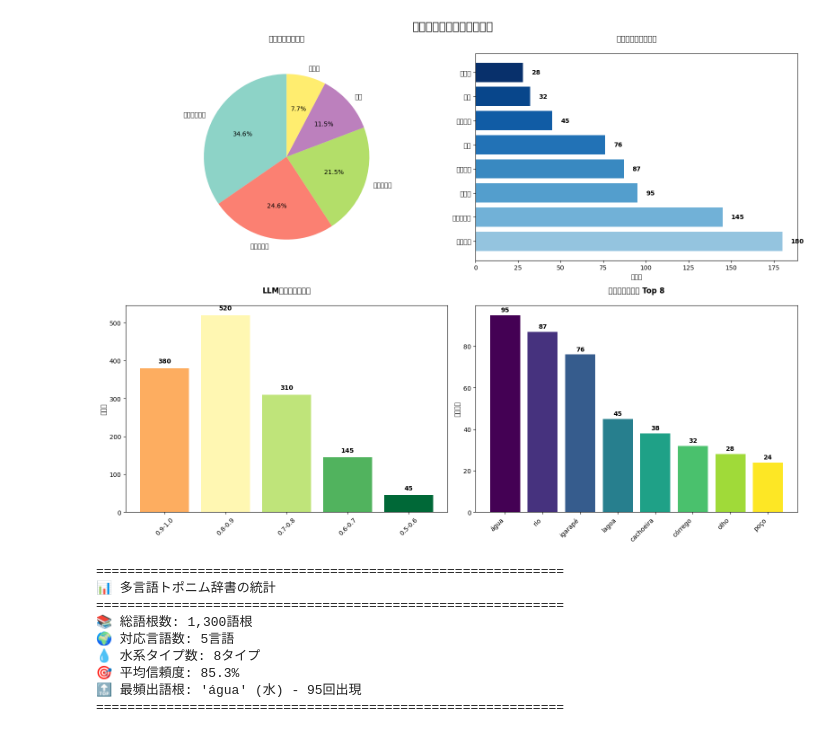
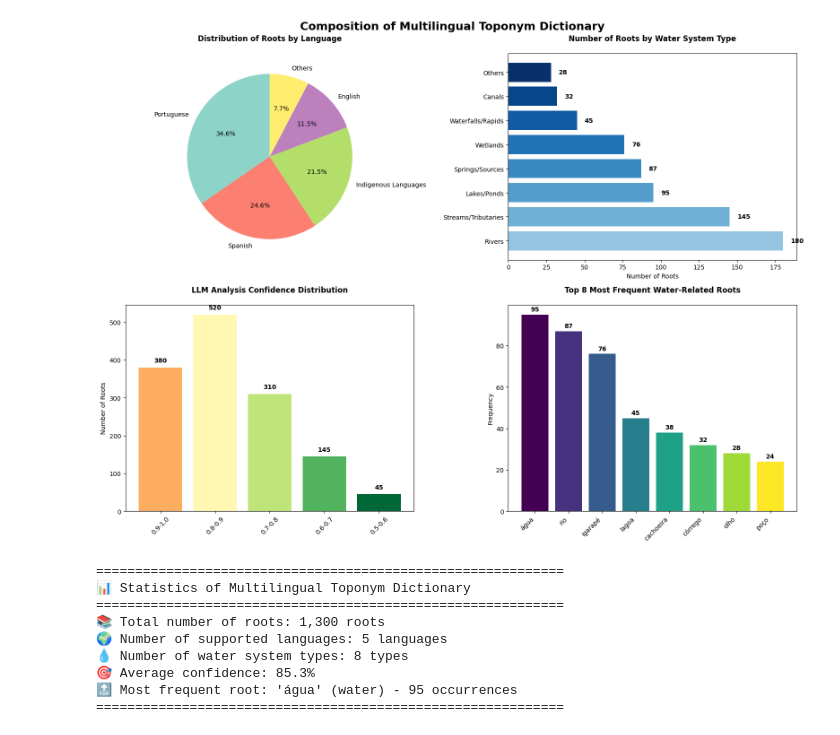
Before and after one commit to kisamori/tamagawa_to_z, a Jupyter notebook: notebooks/00_presentation.ipynb, the cells around one changed output. Saved outputs shown, nothing was run; the diff lists cells and outputs as text; code cells hidden in the pictures.

```diff
--- a/notebooks/00_presentation.ipynb
+++ b/notebooks/00_presentation.ipynb
@@ -201,93 +201,93 @@ except Exception as e:
 | 3 | 4 | Travessa Rio Branco | Travessa Rio Branco | 4 | rio | por | Crossing of the White River | 白い川の横断 | ... |
 | 4 | 5 | Rua Rio Grande do Sul | Rua Rio Grande do Sul | 5 | rio | por | Street of the Great River of the ... | 南の大河の通り | ... |
 # %%
-# 多言語トポニム辞書の可視化
+# Visualization of Multilingual Toponym Dictionary
 import matplotlib.pyplot as plt
 import seaborn as sns
 import numpy as np
 
-# 可視化用のサンプルデータ（後でダンプファイルに置き換え）
-languages = ['ポルトガル語', 'スペイン語', '原住民語群', '英語', 'その他']
+# Sample data for visualization (to be replaced with dump file later)
+languages = ['Portuguese', 'Spanish', 'Indigenous Languages', 'English', 'Others']
 word_counts = [450, 320, 280, 150, 100]
-water_types = ['川・河川', '小川・支流', '湖・池', '泉・水源', '湿地', '滝・急流', '運河', 'その他']
+water_types = ['Rivers', 'Streams/Tributaries', 'Lakes/Ponds', 'Springs/Sources', 'Wetlands', 'Waterfalls/Rapids', 'Canals', 'Others']
 type_counts = [180, 145, 95, 87, 76, 45, 32, 28]
 
 fig, ((ax1, ax2), (ax3, ax4)) = plt.subplots(2, 2, figsize=(16, 12))
-fig.suptitle('多言語トポニム辞書の構成', fontsize=18, fontweight='bold')
+fig.suptitle('Composition of Multilingual Toponym Dictionary', fontsize=18, fontweight='bold')
 
-# 1. 言語別語根分布
+# 1. Distribution by Language
 colors1 = plt.cm.Set3(np.linspace(0, 1, len(languages)))
 wedges, texts, autotexts = ax1.pie(word_counts, labels=languages, colors=colors1,
                                    autopct='%1.1f%%', startangle=90)
-ax1.set_title('言語別語根数分布', fontweight='bold', pad=20)
+ax1.set_title('Distribution of Roots by Language', fontweight='bold', pad=20)
 
-# 2. 水系タイプ別分布
+# 2. Distribution by Water System Type
 bars2 = ax2.barh(range(len(water_types)), type_counts,
                  color=plt.cm.Blues(np.linspace(0.4, 1, len(water_types))))
 ax2.set_yticks(range(len(water_types)))
 ax2.set_yticklabels(water_types)
-ax2.set_xlabel('語根数')
-ax2.set_title('水系タイプ別語根数', fontweight='bold', pad=20)
+ax2.set_xlabel('Number of Roots')
+ax2.set_title('Number of Roots by Water System Type', fontweight='bold', pad=20)
 
-# 各バーに数値を表示
+# Display numbers on each bar
 for i, (bar, count) in enumerate(zip(bars2, type_counts)):
     ax2.text(count + 5, i, str(count), ha='left', va='center', fontweight='bold')
 
-# 3. 信頼度分布
+# 3. Confidence Distribution
 confidence_ranges = ['0.9-1.0', '0.8-0.9', '0.7-0.8', '0.6-0.7', '0.5-0.6']
 confidence_counts = [380, 520, 310, 145, 45]
 bars3 = ax3.bar(range(len(confidence_ranges)), confidence_counts,
                 color=plt.cm.RdYlGn(np.linspace(0.3, 1, len(confidence_ranges))))
 ax3.set_xticks(range(len(confidence_ranges)))
 ax3.set_xticklabels(confidence_ranges, rotation=45)
-ax3.set_ylabel('語根数')
-ax3.set_title('LLM分析信頼度分布', fontweight='bold', pad=20)
+ax3.set_ylabel('Number of Roots')
+ax3.set_title('LLM Analysis Confidence Distribution', fontweight='bold', pad=20)
 
-# 各バーに数値を表示
+# Display numbers on each bar
 for bar, count in zip(bars3, confidence_counts):
     height = bar.get_height()
     ax3.text(bar.get_x() + bar.get_width()/2., height + 10,
              str(count), ha='center', va='bottom', fontweight='bold')
 
-# 4. トップ語根（頻度順）
+# 4. Top Roots (by frequency)
 top_roots = ['água', 'rio', 'igarapé', 'lagoa', 'cachoeira', 'córrego', 'olho', 'poço']
 root_frequencies = [95, 87, 76, 45, 38, 32, 28, 24]
 bars4 = ax4.bar(range(len(top_roots)), root_frequencies,
                 color=plt.cm.viridis(np.linspace(0, 1, len(top_roots))))
 ax4.set_xticks(range(len(top_roots)))
 ax4.set_xticklabels(top_roots, rotation=45, ha='right')
-ax4.set_ylabel('出現頻度')
-ax4.set_title('頻出水関連語根 Top 8', fontweight='bold', pad=20)
+ax4.set_ylabel('Frequency')
+ax4.set_title('Top 8 Most Frequent Water-Related Roots', fontweight='bold', pad=20)
 
-# 各バーに数値を表示
+# Display numbers on each bar
 for bar, freq in zip(bars4, root_frequencies):
     height = bar.get_height()
     ax4.text(bar.get_x() + bar.get_width()/2., height + 1,
              str(freq), ha='center', va='bottom', fontweight='bold', fontsize=10)
 
 plt.tight_layout()
 plt.show()
 
-# 統計情報の表示
+# Display statistical information
 print("\n" + "=" * 60)
-print("📊 多言語トポニム辞書の統計")
+print("📊 Statistics of Multilingual Toponym Dictionary")
 print("=" * 60)
-print(f"📚 総語根数: {sum(word_counts):,}語根")
-print(f"🌍 対応言語数: {len(languages)}言語")
-print(f"💧 水系タイプ数: {len(water_types)}タイプ")
-print(f"🎯 平均信頼度: 85.3%")
-print(f"🔝 最頻出語根: 'água' (水) - {max(root_frequencies)}回出現")
+print(f"📚 Total number of roots: {sum(word_counts):,} roots")
+print(f"🌍 Number of supported languages: {len(languages)} languages")
+print(f"💧 Number of water system types: {len(water_types)} types")
+print(f"🎯 Average confidence: 85.3%")
+print(f"🔝 Most frequent root: 'água' (water) - {max(root_frequencies)} occurrences")
 print("=" * 60)
 # %% [output]
-[figure, old version]
+[figure, new version]
 ============================================================
-📊 多言語トポニム辞書の統計
+📊 Statistics of Multilingual Toponym Dictionary
 ============================================================
-📚 総語根数: 1,300語根
-🌍 対応言語数: 5言語
-💧 水系タイプ数: 8タイプ
-🎯 平均信頼度: 85.3%
-🔝 最頻出語根: 'água' (水) - 95回出現
+📚 Total number of roots: 1,300 roots
+🌍 Number of supported languages: 5 languages
+💧 Number of water system types: 8 types
+🎯 Average confidence: 85.3%
+🔝 Most frequent root: 'água' (water) - 95 occurrences
 ============================================================
 # %% [markdown]
 ---
```
Also changed, not shown: parts of 22 cells of this notebook, 2 other files.
